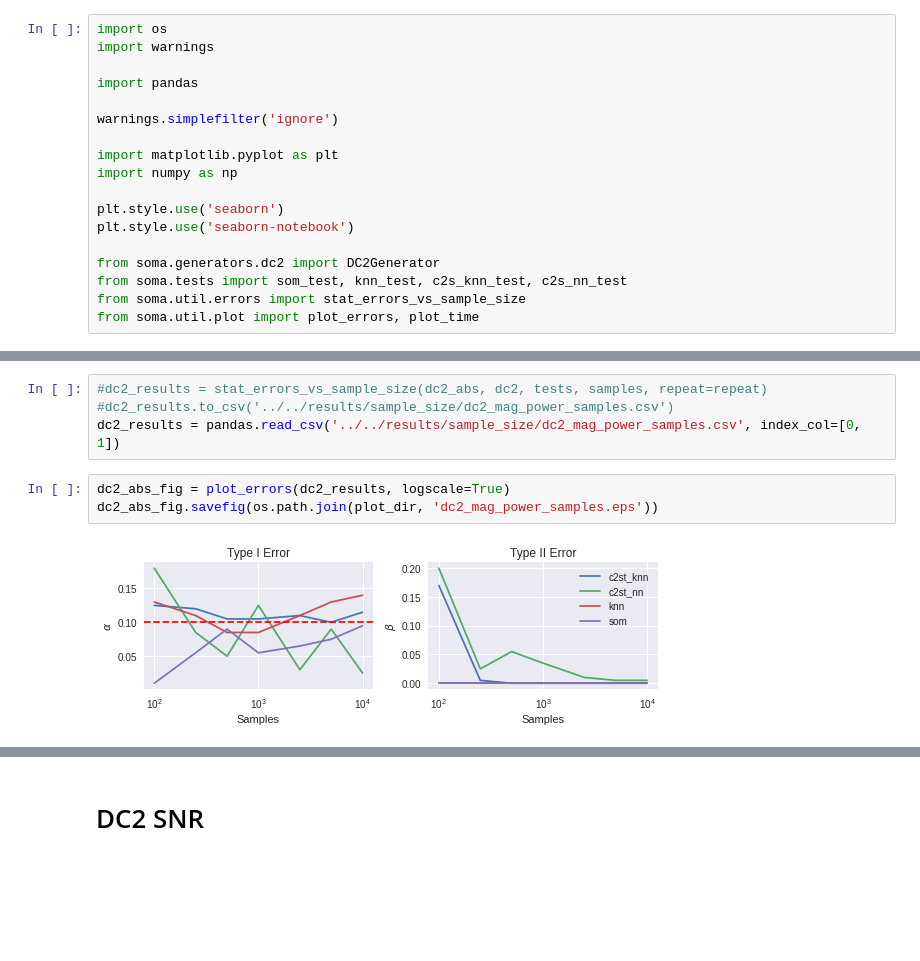
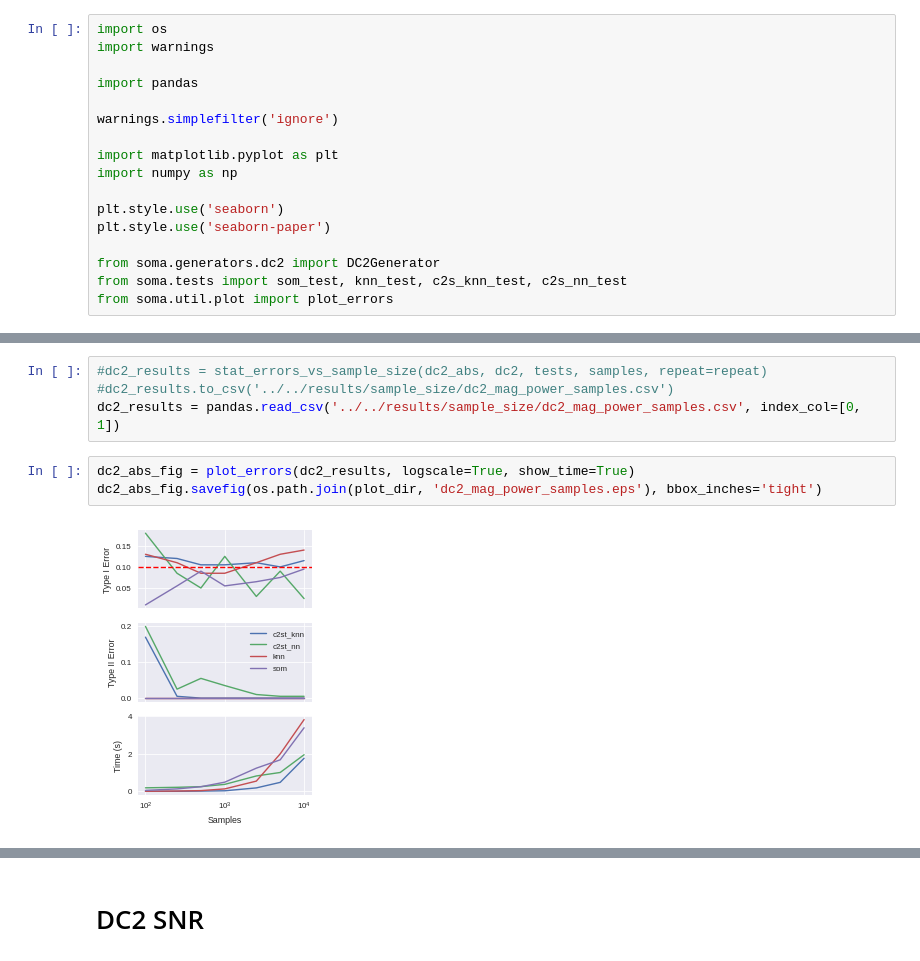
Before and after one commit to ayllon/SOMA, a Jupyter notebook: notebooks/sample_size/dc2.ipynb, the cells around one changed output, grey strips where cells are left out. Cells and saved outputs as stored; diff of their text form; blank space fills up the shorter version.

Commit message:
More compact plots

```diff
--- a/notebooks/sample_size/dc2.ipynb
+++ b/notebooks/sample_size/dc2.ipynb
@@ -10,12 +10,11 @@ import matplotlib.pyplot as plt
 import numpy as np
 
 plt.style.use('seaborn')
-plt.style.use('seaborn-notebook')
+plt.style.use('seaborn-paper')
 
 from soma.generators.dc2 import DC2Generator
 from soma.tests import som_test, knn_test, c2s_knn_test, c2s_nn_test
-from soma.util.errors import stat_errors_vs_sample_size
-from soma.util.plot import plot_errors, plot_time
+from soma.util.plot import plot_errors
 # %%
 plot_dir = os.path.expanduser('~/Plots/power_sample_size')
 os.makedirs(plot_dir, exist_ok=True)
@@ -39,7 +38,7 @@ dc2_abs = DC2Generator(abs_mag=22)
 #dc2_results.to_csv('../../results/sample_size/dc2_mag_power_samples.csv')
 dc2_results = pandas.read_csv('../../results/sample_size/dc2_mag_power_samples.csv', index_col=[0, 1])
 # %%
-dc2_abs_fig = plot_errors(dc2_results, logscale=True)
-dc2_abs_fig.savefig(os.path.join(plot_dir, 'dc2_mag_power_samples.eps'))
+dc2_abs_fig = plot_errors(dc2_results, logscale=True, show_time=True)
+dc2_abs_fig.savefig(os.path.join(plot_dir, 'dc2_mag_power_samples.eps'), bbox_inches='tight')
 # %% [output]
-[figure, old version]
+[figure, new version]
```
Also changed, not shown: parts of 3 cells of this notebook, 5 other files.
